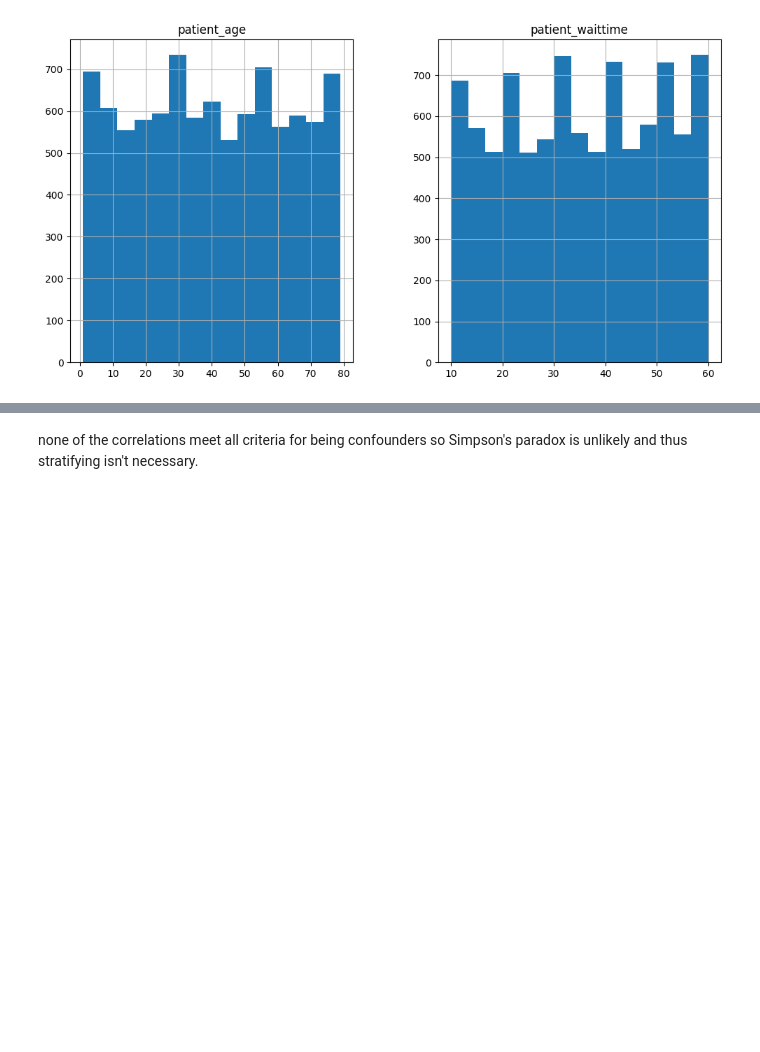
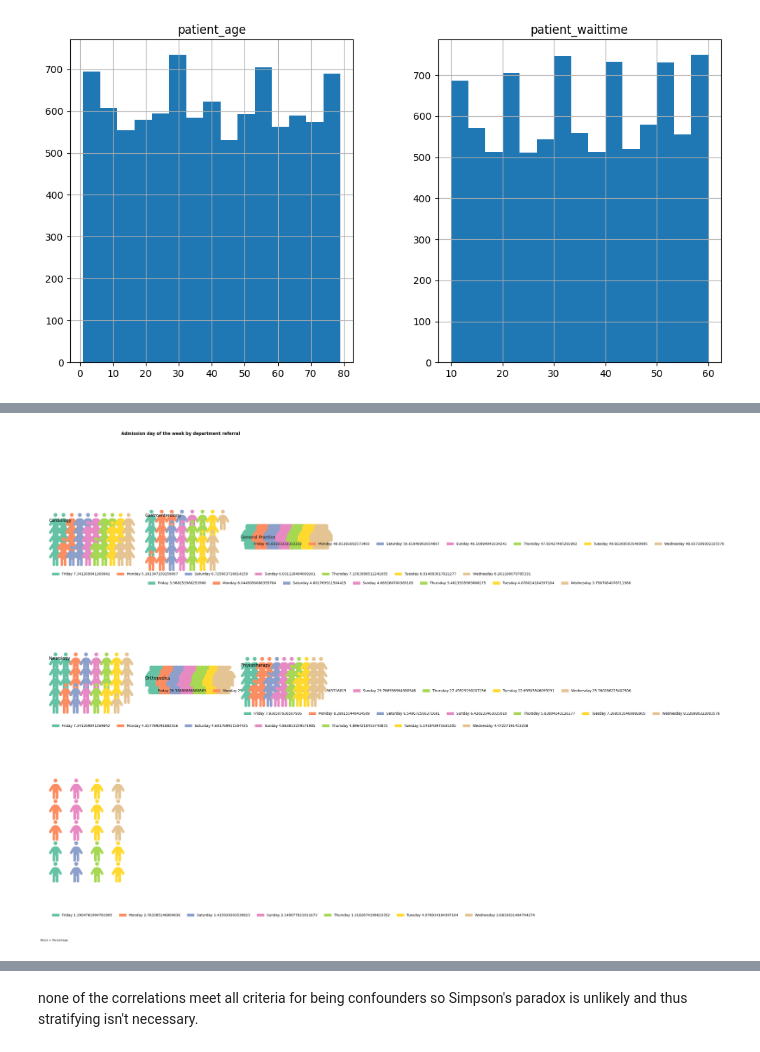
Before and after one commit to Mikayla-ds2/surge-sense, a Jupyter notebook: eda+viz.ipynb, the cells around one changed output, grey strips where cells are left out. Cells and saved outputs as stored; diff of their text form; code cells hidden in the pictures; blank space fills up the shorter version.

```diff
--- a/eda+viz.ipynb
+++ b/eda+viz.ipynb
@@ -183,0 +214,68 @@ dtype: float64
+# %%
+plot_data = result.table
+
+fig = plt.figure(
+    FigureClass=Waffle,
+    plots = {
+        331: { # so those numbers actually meant something: 311 = 3 rows 1 column subplot 1/2/3
+            'values': plot_data['Cardiology'],
+            'labels': [f"{k} {v}" for k, v in plot_data['Cardiology'].items()],
+            'legend': {'loc': 'lower left', 'bbox_to_anchor': (0, -0.4), 'ncol': len(plot_data), 'framealpha': 0},
+            'starting_location': 'NW',
+            # add icons after dictionaries, especially since i wanna use the same icons for all plots
+            'title': {'label': 'Cardiology', 'loc': 'left'}
+        },
+        332: {
+            'values': plot_data['Gastroenterology'],
+            'labels': [f"{k} {v}" for k, v in plot_data['Gastroenterology'].items()],
+            'legend': {'loc': 'lower left', 'bbox_to_anchor': (0, -0.4), 'ncol': len(plot_data), 'framealpha': 0},
+            'starting_location': 'NW',
+            'title': {'label': 'Gastroenterology', 'loc': 'left'}
+        },
+        333: {
+            'values': plot_data['General Practice'],
+            'labels': [f"{k} {v}" for k, v in plot_data['General Practice'].items()],
+            'legend': {'loc': 'lower left', 'bbox_to_anchor': (0, -0.4), 'ncol': len(plot_data), 'framealpha': 0},
+            'starting_location': 'NW',
+            'title': {'label': 'General Practice', 'loc': 'left'}
+        },
+        334: {
+            'values': plot_data['Neurology'],
+            'labels': [f"{k} {v}" for k, v in plot_data['Neurology'].items()],
+            'legend': {'loc': 'lower left', 'bbox_to_anchor': (0, -0.4), 'ncol': len(plot_data), 'framealpha': 0},
+            'starting_location': 'NW',
+            'title': {'label': 'Neurology', 'loc': 'left'}
+        },
+        335: {
+            'values': plot_data['Orthopedics'],
+            'labels': [f"{k} {v}" for k, v in plot_data['Orthopedics'].items()],
+            'legend': {'loc': 'lower left', 'bbox_to_anchor': (0, -0.4), 'ncol': len(plot_data), 'framealpha': 0},
+            'starting_location': 'NW',
+            'title': {'label': 'Orthopedics', 'loc': 'left'}
+        },
+        336: {
+            'values': plot_data['Physiotherapy'],
+            'labels': [f"{k} {v}" for k, v in plot_data['Physiotherapy'].items()],
+            'legend': {'loc': 'lower left', 'bbox_to_anchor': (0, -0.4), 'ncol': len(plot_data), 'framealpha': 0},
+            'starting_location': 'NW',
+            'title': {'label': 'Physiotherapy', 'loc': 'left'}
+        },
+        337: {
+            'values': plot_data['Renal'],
+            'labels': [f"{k} {v}" for k, v in plot_data['Renal'].items()],
+            'legend': {'loc': 'lower left', 'bbox_to_anchor': (0, -0.4), 'ncol': len(plot_data), 'framealpha': 0},
+        },
+    },
+    icons='person',
+    rows=5,
+    # need to add to palette for the number of plots
+    rounding_rule='ceil',
+    figsize=(14, 21)
+)
+
+fig.suptitle('Admission day of the week by department referral', fontweight='bold')
+fig.supxlabel('Block = Percentage', fontsize=8, x=0.14)
+
+plt.show()
+# %% [output]
+[figure, added]
```
Also changed, not shown: parts of 28 cells of this notebook, 4 other files.
